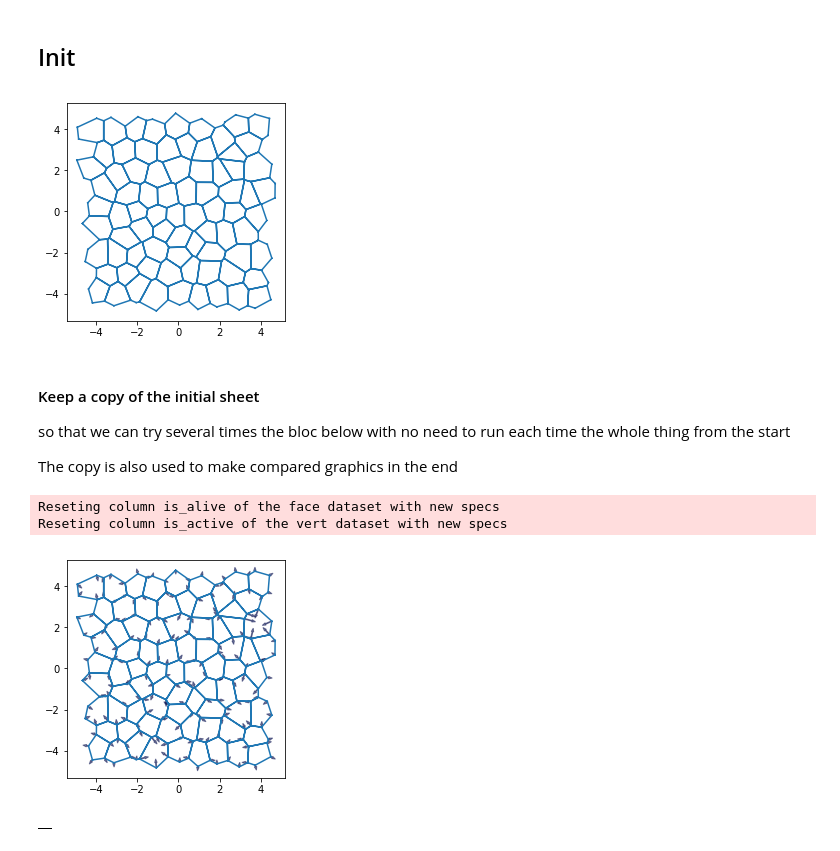
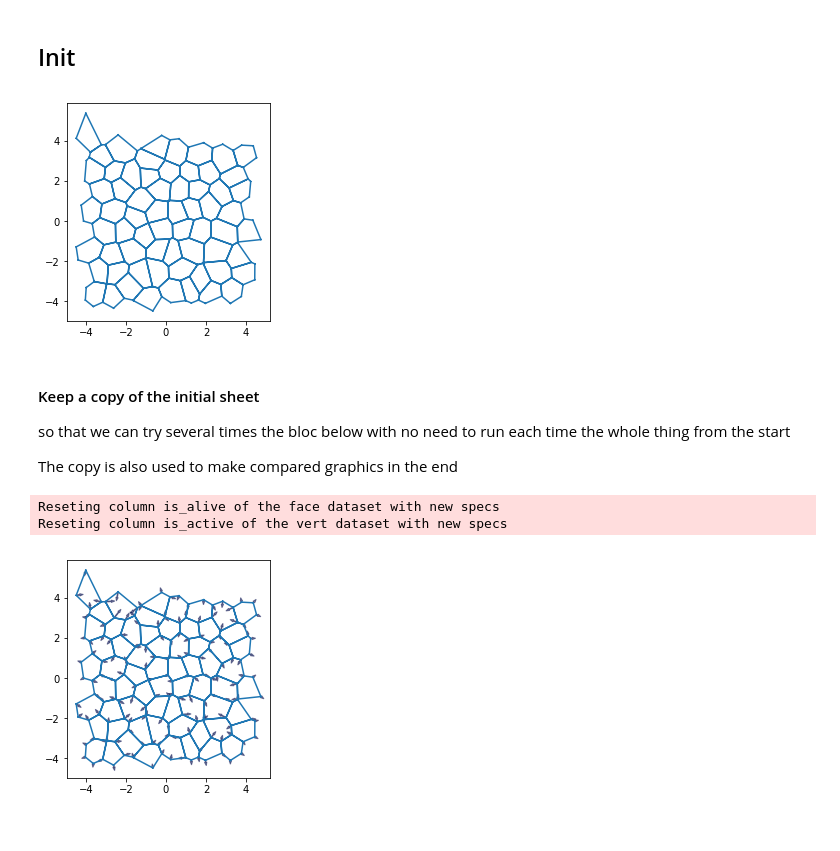
Before and after one commit to suzannelab/polarity, a Jupyter notebook: notebooks/polarity_v4_equadiff.ipynb, the cells around one changed output. Cells and saved outputs as stored; diff of their text form; code cells hidden in the pictures.

```diff
--- a/notebooks/polarity_v4_equadiff.ipynb
+++ b/notebooks/polarity_v4_equadiff.ipynb
@@ -50,21 +50,22 @@ from tyssue.solvers import QSSolver
 # %% [markdown]
 ## Init
 # %%
-sheet = Sheet.planar_sheet_2d('jam', 15, 15, 1, 1, noise=0.2)
+sheet = Sheet.planar_sheet_2d('jam', 10, 10, 1, 1, noise=0.2)
 PlanarGeometry.update_all(sheet)
 solver = QSSolver(with_t1=True, with_collisions=False)
 
 
 sheet.remove(sheet.cut_out([[0, 10], [0, 10]]))
-sheet.sanitize()
+sheet.sanitize(trim_borders=True)
 PlanarGeometry.scale(sheet, sheet.face_df.area.mean()**-0.5, ['x', 'y'])
 PlanarGeometry.center(sheet)
 PlanarGeometry.update_all(sheet)
 sheet.reset_index()
 sheet.reset_topo()
+
 fig, ax = sheet_view(sheet, mode='quick')
 # %% [output]
-[figure, old version]
+[figure, new version]
 # %% [markdown]
 #### Keep a copy of the initial sheet
  so that we can try several times the bloc below with no need to run each time the whole thing from the start
@@ -125,11 +126,11 @@ polarity_specs = {
         "concentration": 0.15,
         "o_concentration": 0.15,
         #"b_concentration": 0.,
-        "recrutment": 20,
-        "auto_catalytic": 5.,
+        "recrutment": 5,
+        "auto_catalytic": 5,
         #"susceptibility": 1e-3,
-        "desorption": 5,
-        "temperature": 5.,
+        "desorption": 2,
+        "temperature": 1.,
         #"friction" : 5.
     },
     "face": {
@@ -173,7 +174,7 @@ InitialSheet = copy.deepcopy(sheet)
 # %% [output]
 Reseting column is_alive of the face dataset with new specs
 Reseting column is_active of the vert dataset with new specs
-[figure, old version]
+[figure, new version]
 # %%
 sheet = copy.deepcopy(InitialSheet)
 
@@ -192,16 +193,18 @@ def V_U_calculation(edges, V_ij, U_ij):
     # Creation d'une matrice identite de taille Ne x Ne
     i,j = np.meshgrid(edges.index, edges.index)
     for ii, jj in zip(i.ravel(), j.ravel()):
-        V_ij[ii,jj] = - (edges.loc[jj, 'length']
-                        / perimeter[ii])
+        V_ij[ii,jj] = - ((edges.loc[edges.index, 'length'] * edges.loc[edges.index, 'concentration']).sum()
+                        / (perimeter[ii] * np.log(edges.loc[jj, 'concentration'])))
 
         #-epsilon0*li*Ci/p
         U_ij[ii,jj] += - (edges.loc[ii, 'auto_catalytic']
                         * edges.loc[ii, 'length']
                         / perimeter[ii])
+
+        if ii != jj :
         # J*Cj/li
-        U_ij[ii, jj] += (edges.loc[jj, 'desorption']
-                        /edges.loc[jj, 'length'])
+            U_ij[ii, jj] += (edges.loc[jj, 'desorption']
+                            /edges.loc[ii, 'length'])
 
 
         # Parcours des edges opposes des edges voisins
@@ -215,22 +218,20 @@ def V_U_calculation(edges, V_ij, U_ij):
                     / perimeter[jj]))
 
 
-    index = edges.index.values
+    e_index = edges.index.values
     #epsilon0*Ci
-    U_ij[index, index] += edges['auto_catalytic']
+    U_ij[e_index, e_index] += edges['auto_catalytic']
     #-J/li
-    U_ij[index, index] += -edges['desorption'] / edges['length']
+    U_ij[e_index, e_index] += -edges['desorption'] / edges['length']
 
     #Opposite edge
     #epsilon2*Cbetai
-    U_ij[index, edges['opposite']] += edges['recrutment']
+    U_ij[e_index, edges['opposite']] += edges['recrutment']
 
 
-V_ij = np.eye(sheet.Ne, sheet.Ne)
-U_ij = np.zeros((sheet.Ne, sheet.Ne))
-sheet.edge_df.groupby('face').apply(V_U_calculation,V_ij, U_ij)
+#V_ij = np.eye(sheet.Ne, sheet.Ne)
+#U_ij = np.zeros((sheet.Ne, sheet.Ne))
+#sheet.edge_df.groupby('face').apply(V_U_calculation,V_ij, U_ij)
 
 #plt.imshow(U_ij!=0, cmap='Greys')
-# %% [output]
-|  |
 # %%
```
Also changed, not shown: parts of 17 cells of this notebook, 1 other file.
